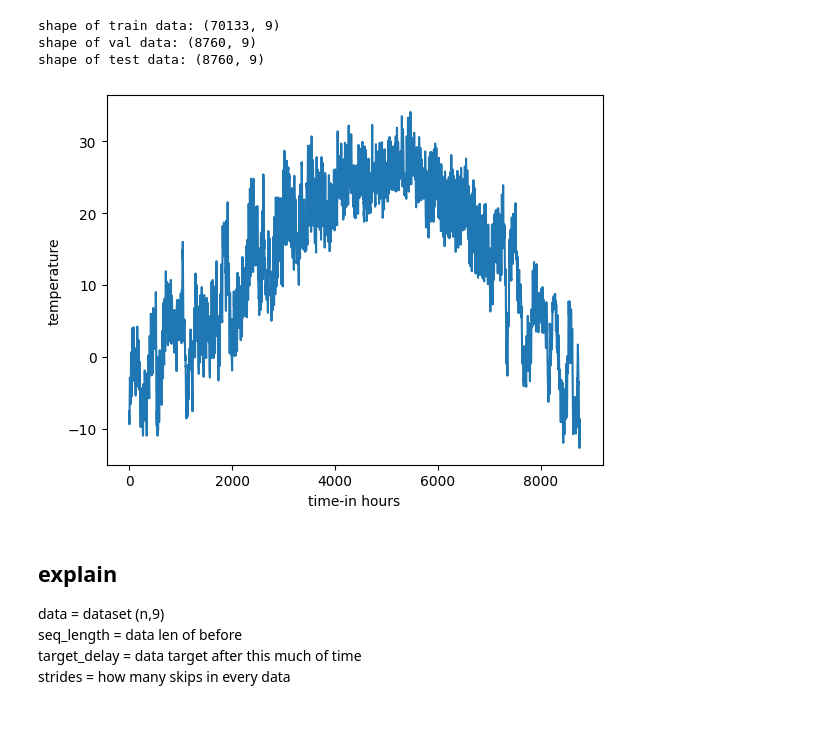
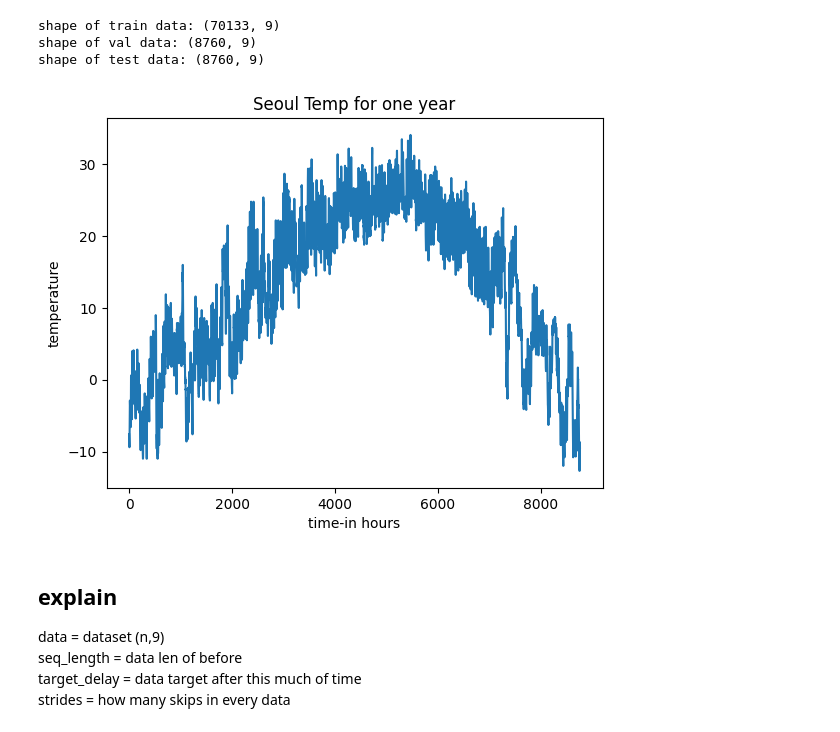
Before and after one commit to EmptyDeck/Projects, a Jupyter notebook: ai_0013_RNN_seoul_temp/ai_0013_RNN_pytorch_weather.ipynb, the cells around one changed output. Saved outputs shown, nothing was run; the diff lists cells and outputs as text; code cells hidden in the pictures.

```diff
--- a/ai_0013_RNN_seoul_temp/ai_0013_RNN_pytorch_weather.ipynb
+++ b/ai_0013_RNN_seoul_temp/ai_0013_RNN_pytorch_weather.ipynb
@@ -123,15 +123,16 @@ shape of test data: (8760, 9)
 # %%
 ## Data visualization
 import matplotlib.pyplot as plt
 
 start = 0
 dt = 8760 # this is hours 365 * 24 = 8760
 plt.plot(train_data[start:start+dt, 0])
+plt.title("Seoul Temp for one year")
 plt.ylabel("temperature")
 plt.xlabel("time-in hours")
 plt.show()
 # %% [output]
-[figure, old version]
+[figure, new version]
 # %% [markdown]
 ## explain
 
```
Also changed, not shown: parts of 14 cells of this notebook.
